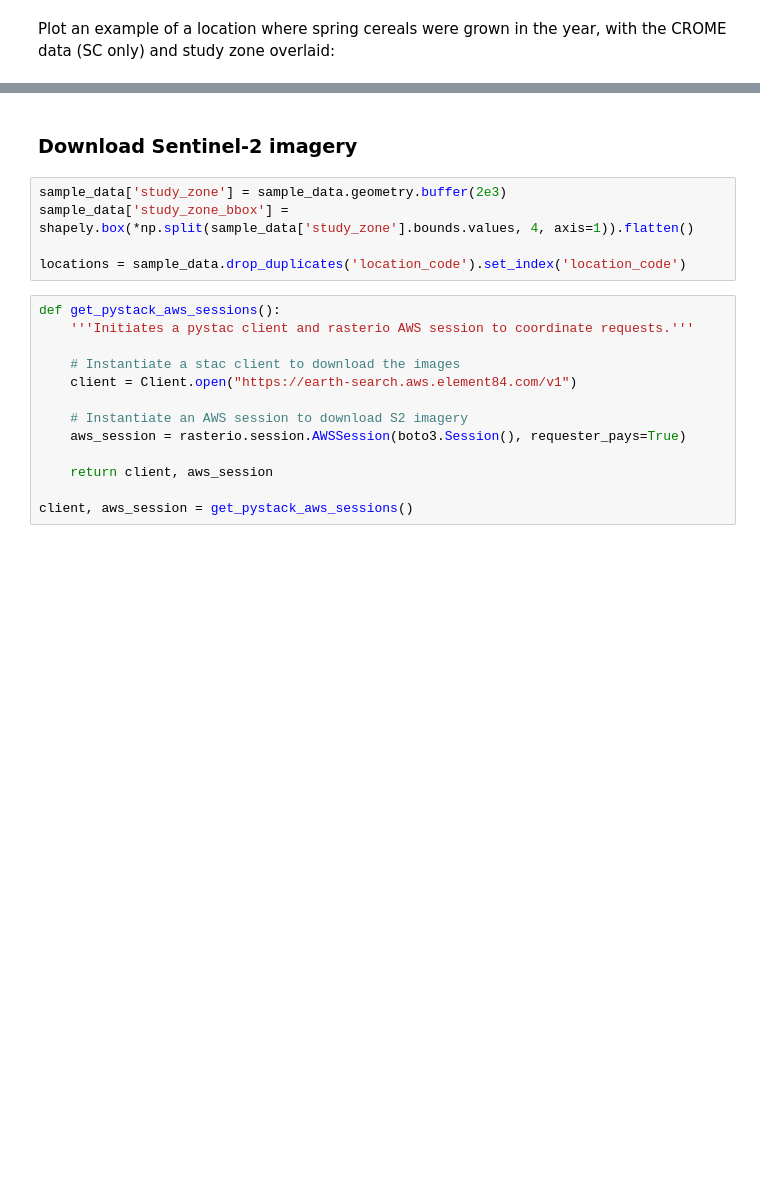
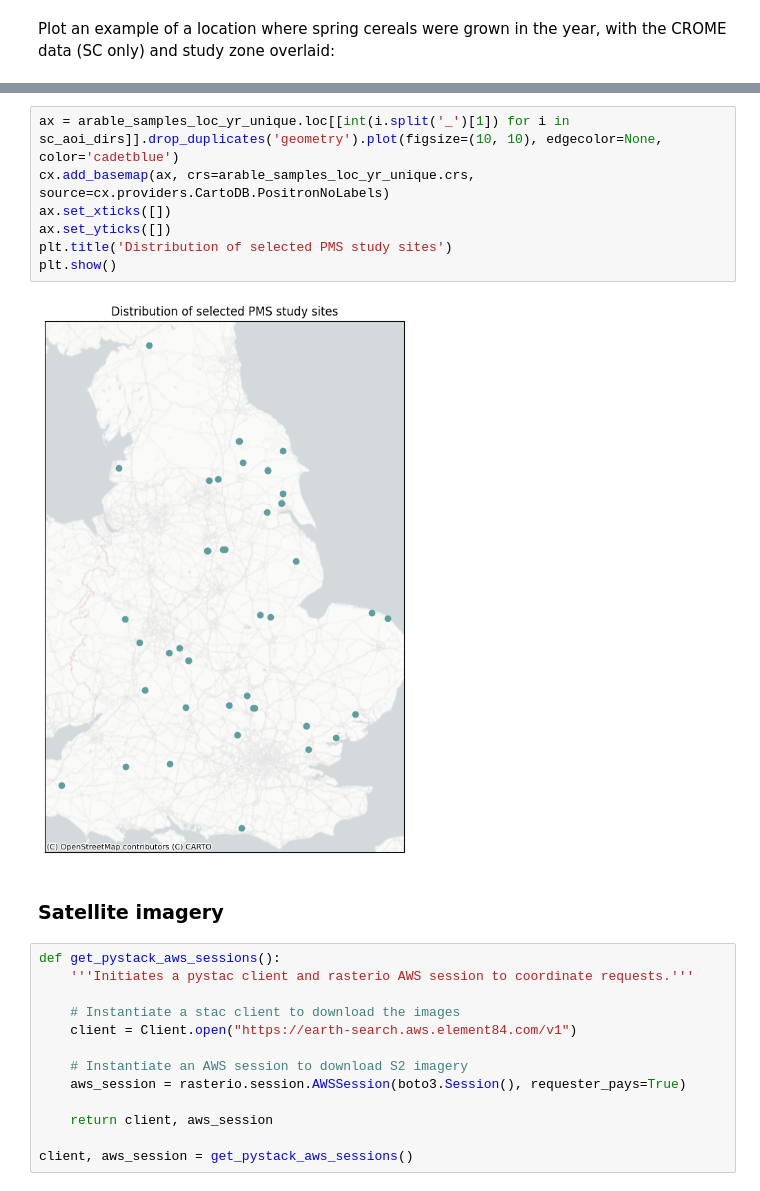
Before and after one commit to twhit1/quant_ecolo, a Jupyter notebook: docs/Ecological Data Science for Sustainable Agriculture (Part III).ipynb, the cells around one changed output, grey strips where cells are left out. Saved outputs shown, nothing was run; the diff lists cells and outputs as text; blank space fills up the shorter version.

```diff
--- a/docs/Ecological Data Science for Sustainable Agriculture (Part III).ipynb
+++ b/docs/Ecological Data Science for Sustainable Agriculture (Part III).ipynb
@@ -221,10 +225,14 @@ sc_cells_in_radius.plot(ax=ax, color='red')
+# %%
+ax = arable_samples_loc_yr_unique.loc[[int(i.split('_')[1]) for i in sc_aoi_dirs]].drop_duplicates('geometry').plot(figsize=(10, 10), edgecolor=None, color='cadetblue')
+cx.add_basemap(ax, crs=arable_samples_loc_yr_unique.crs, source=cx.providers.CartoDB.PositronNoLabels)
+ax.set_xticks([])
+ax.set_yticks([])
+plt.title('Distribution of selected PMS study sites')
+plt.show()
+# %% [output]
+[figure, added]
 # %% [markdown]
-### Download Sentinel-2 imagery
+### Satellite imagery
-# %%
-sample_data['study_zone'] = sample_data.geometry.buffer(2e3)
-sample_data['study_zone_bbox'] = shapely.box(*np.split(sample_data['study_zone'].bounds.values, 4, axis=1)).flatten()
-
-locations = sample_data.drop_duplicates('location_code').set_index('location_code')
 # %%
 def get_pystack_aws_sessions():
     '''Initiates a pystac client and rasterio AWS session to coordinate requests.'''
```
Also changed, not shown: parts of 65 cells of this notebook, 1 other file.
